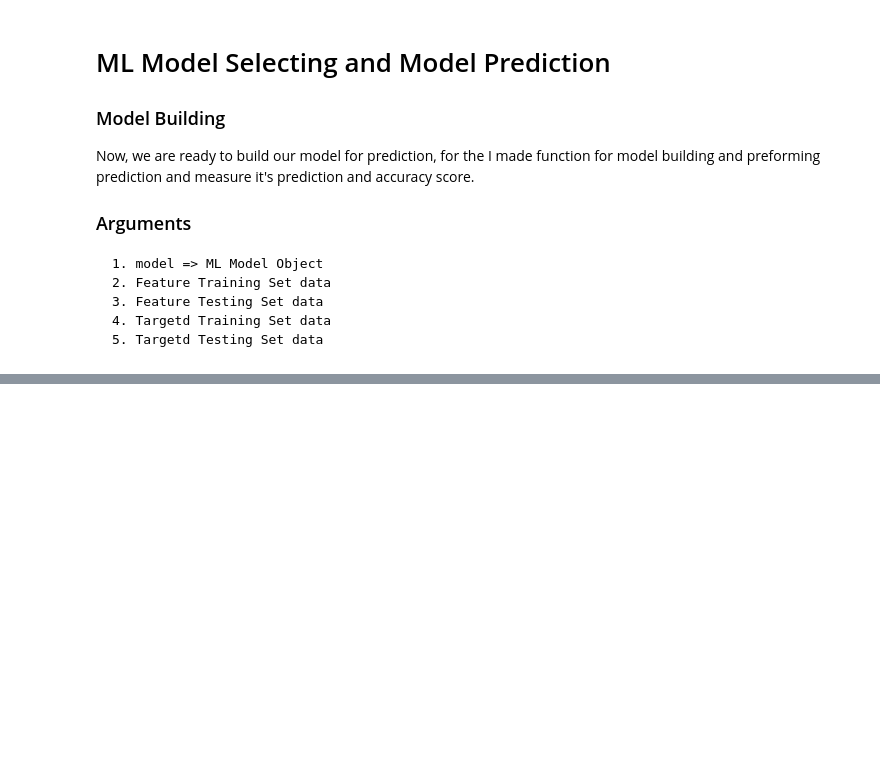
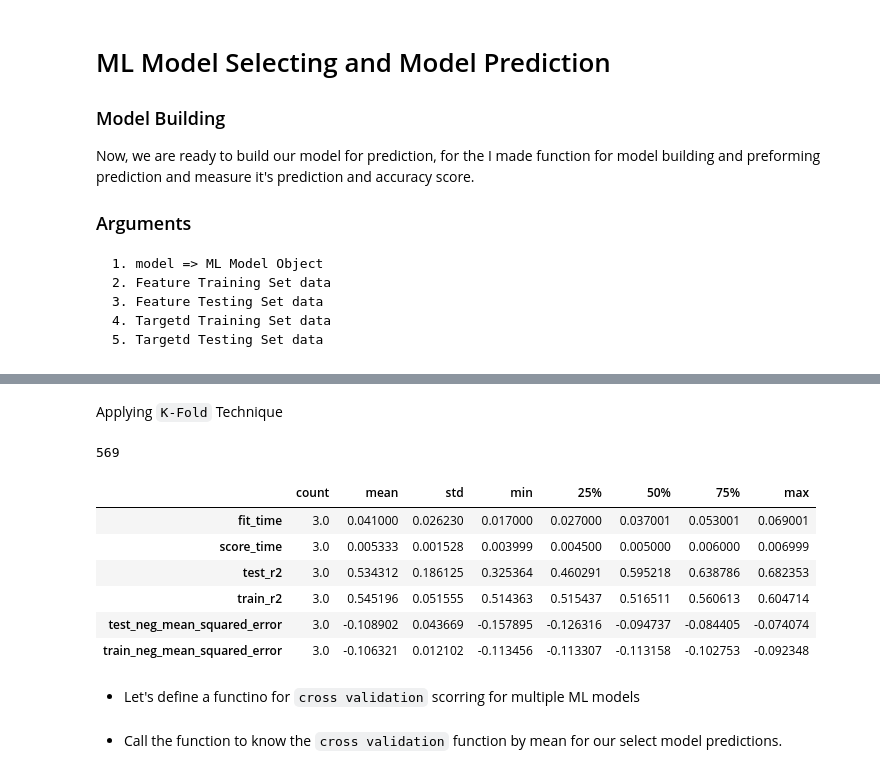
Before and after one commit to adilrasheed139/Breast-Cancer-Prediction, a Jupyter notebook: Predication model.ipynb, the cells around one changed output, grey strips where cells are left out. Saved outputs shown, nothing was run; the diff lists cells and outputs as text; code cells hidden in the pictures; blank space fills up the shorter version.

```diff
--- a/Predication model.ipynb
+++ b/Predication model.ipynb
@@ -489,0 +627,22 @@ Now, we are ready to build our model for prediction, for the I made function for
+# %% [markdown]
+Applying `K-Fold` Technique
+# %%
+len(data)
+# %% [output]
+569
+# %%
+# Sample For testing only
+cv_score = cross_validate(LogisticRegression(), X, y, cv = 3,
+                        scoring = ('r2', 'neg_mean_squared_error'),
+                        return_train_score = True)
+pd.DataFrame(cv_score).describe().T
+# %% [output]
+|  | count | mean | std | min | 25% | 50% | 75% | max |
+| fit_time | 3.0 | 0.041000 | 0.026230 | 0.017000 | 0.027000 | 0.037001 | 0.053001 | 0.069001 |
+| score_time | 3.0 | 0.005333 | 0.001528 | 0.003999 | 0.004500 | 0.005000 | 0.006000 | 0.006999 |
+| test_r2 | 3.0 | 0.534312 | 0.186125 | 0.325364 | 0.460291 | 0.595218 | 0.638786 | 0.682353 |
+| train_r2 | 3.0 | 0.545196 | 0.051555 | 0.514363 | 0.515437 | 0.516511 | 0.560613 | 0.604714 |
+| test_neg_mean_squared_error | 3.0 | -0.108902 | 0.043669 | -0.157895 | -0.126316 | -0.094737 | -0.084405 | -0.074074 |
+| train_neg_mean_squared_error | 3.0 | -0.106321 | 0.012102 | -0.113456 | -0.113307 | -0.113158 | -0.102753 | -0.092348 |
+# %% [markdown]
+- Let's define a functino for `cross validation` scorring for multiple ML models
@@ -489,0 +685,2 @@ Now, we are ready to build our model for prediction, for the I made function for
+# %% [markdown]
+- Call the function to know the `cross validation` function by mean for our select model predictions.
```
Also changed, not shown: parts of 23 cells of this notebook.
